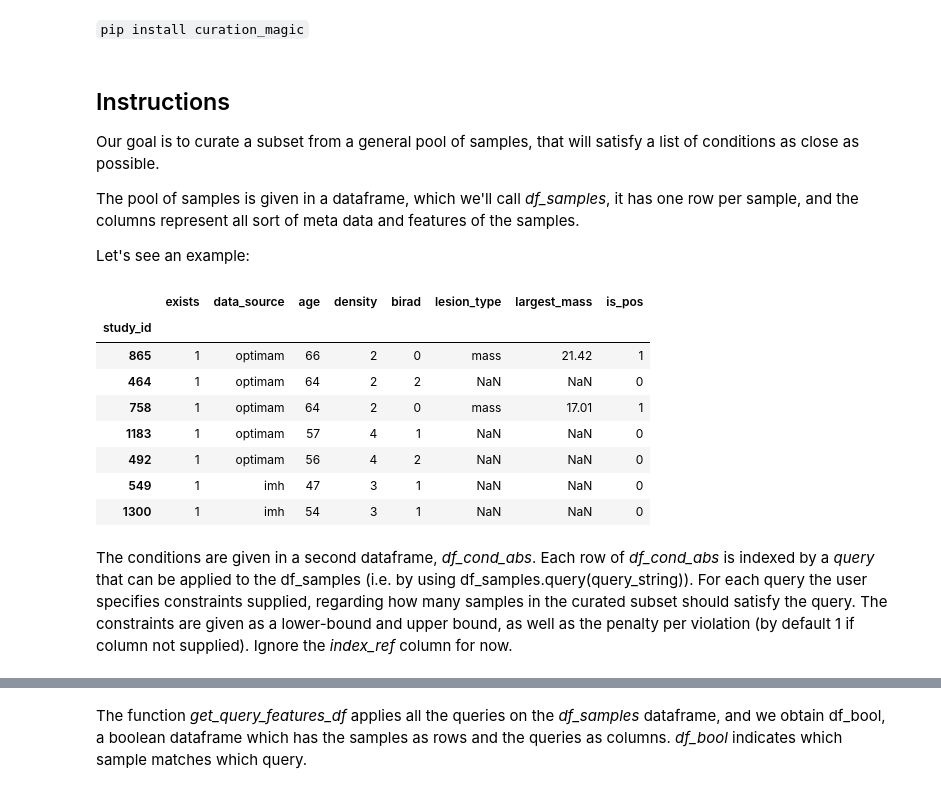
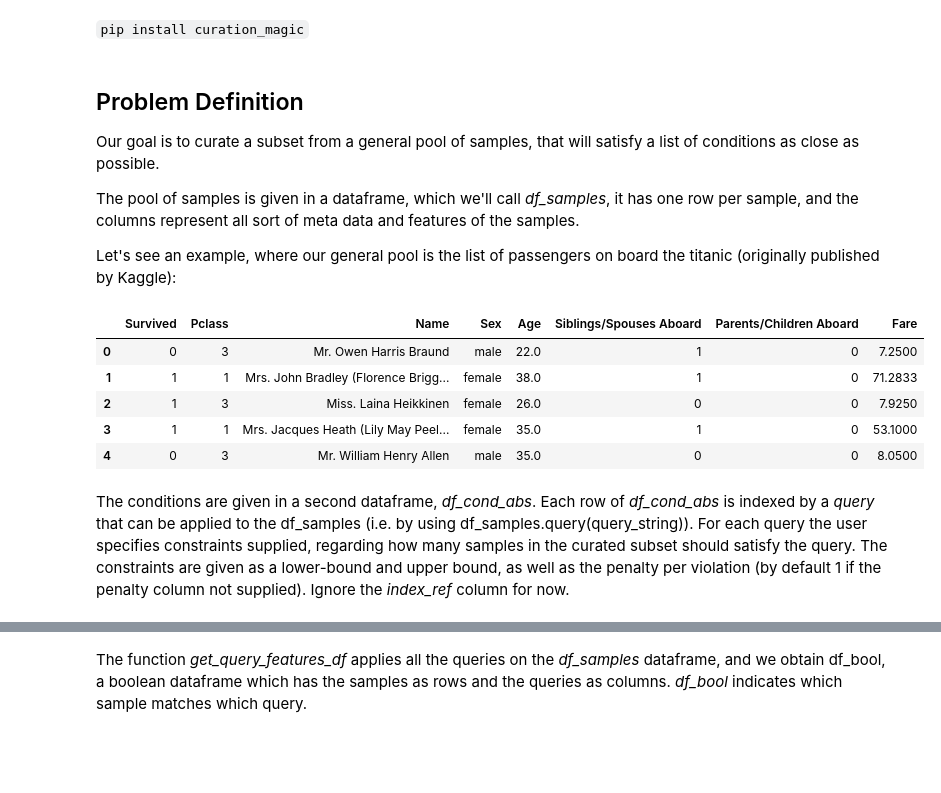
Before and after one commit to jonilaserson/curation_magic, a Jupyter notebook: index.ipynb, the cells around one changed output, grey strips where cells are left out. Saved outputs shown, nothing was run; the diff lists cells and outputs as text; code cells hidden in the pictures; blank space fills up the shorter version.

```diff
--- a/index.ipynb
+++ b/index.ipynb
@@ -14,33 +14,28 @@ The user provides two dataframes: the first has the sample pool, and the second
 # %% [markdown]
 `pip install curation_magic`
 # %% [markdown]
-## Instructions
+## Problem Definition
 Our goal is to curate a subset from a general pool of samples, that will satisfy a list of conditions as close as possible.
 
 The pool of samples is given in a dataframe, which we'll call *df_samples*, it has one row per sample, and the columns represent all sort of meta data and features of the samples.
 
-Let's see an example:
+Let's see an example, where our general pool is the list of passengers on board the titanic (originally published by Kaggle):
 # %%
 # Load dataframe from file.
 import pandas as pd
 
-df_samples = pd.read_csv('csvs/curation_pool.csv',
-                         converters={'age':int, 'birad':int})
-df_samples = df_samples.set_index('study_id')
-df_samples.sample(7)
+df_samples = pd.read_csv('csvs/titanic.csv')
+df_samples.head()
 # %% [output]
-|  | exists | data_source | age | density | birad | lesion_type | largest_mass | is_pos |
-| study_id |  |  |  |  |  |  |  |  |
-| 865 | 1 | optimam | 66 | 2 | 0 | mass | 21.42 | 1 |
-| 464 | 1 | optimam | 64 | 2 | 2 | NaN | NaN | 0 |
-| 758 | 1 | optimam | 64 | 2 | 0 | mass | 17.01 | 1 |
-| 1183 | 1 | optimam | 57 | 4 | 1 | NaN | NaN | 0 |
-| 492 | 1 | optimam | 56 | 4 | 2 | NaN | NaN | 0 |
-| 549 | 1 | imh | 47 | 3 | 1 | NaN | NaN | 0 |
-| 1300 | 1 | imh | 54 | 3 | 1 | NaN | NaN | 0 |
+|  | Survived | Pclass | Name | Sex | Age | Siblings/Spouses Aboard | Parents/Children Aboard | Fare |
+| 0 | 0 | 3 | Mr. Owen Harris Braund | male | 22.0 | 1 | 0 | 7.2500 |
+| 1 | 1 | 1 | Mrs. John Bradley (Florence Brigg... | female | 38.0 | 1 | 0 | 71.2833 |
+| 2 | 1 | 3 | Miss. Laina Heikkinen | female | 26.0 | 0 | 0 | 7.9250 |
+| 3 | 1 | 1 | Mrs. Jacques Heath (Lily May Peel... | female | 35.0 | 1 | 0 | 53.1000 |
+| 4 | 0 | 3 | Mr. William Henry Allen | male | 35.0 | 0 | 0 | 8.0500 |
 # %% [markdown]
 The conditions are given in a second dataframe, *df_cond_abs*.
-Each row of *df_cond_abs* is indexed by a *query* that can be applied to the df_samples (i.e. by using df_samples.query(query_string)). For each query the user specifies constraints supplied, regarding how many samples in the curated subset should satisfy the query. The constraints are given as a lower-bound and upper bound, as well as the penalty per violation (by default 1 if column not supplied). Ignore the *index_ref* column for now.
+Each row of *df_cond_abs* is indexed by a *query* that can be applied to the df_samples (i.e. by using df_samples.query(query_string)). For each query the user specifies constraints supplied, regarding how many samples in the curated subset should satisfy the query. The constraints are given as a lower-bound and upper bound, as well as the penalty per violation (by default 1 if the penalty column not supplied). Ignore the *index_ref* column for now.
 # %%
 # Get absolute numbers constraints
 df_cond_abs = pd.read_csv('csvs/curation_conditions_abs.csv').set_index('query')
```
Also changed, not shown: parts of 15 cells of this notebook, 11 other files.
